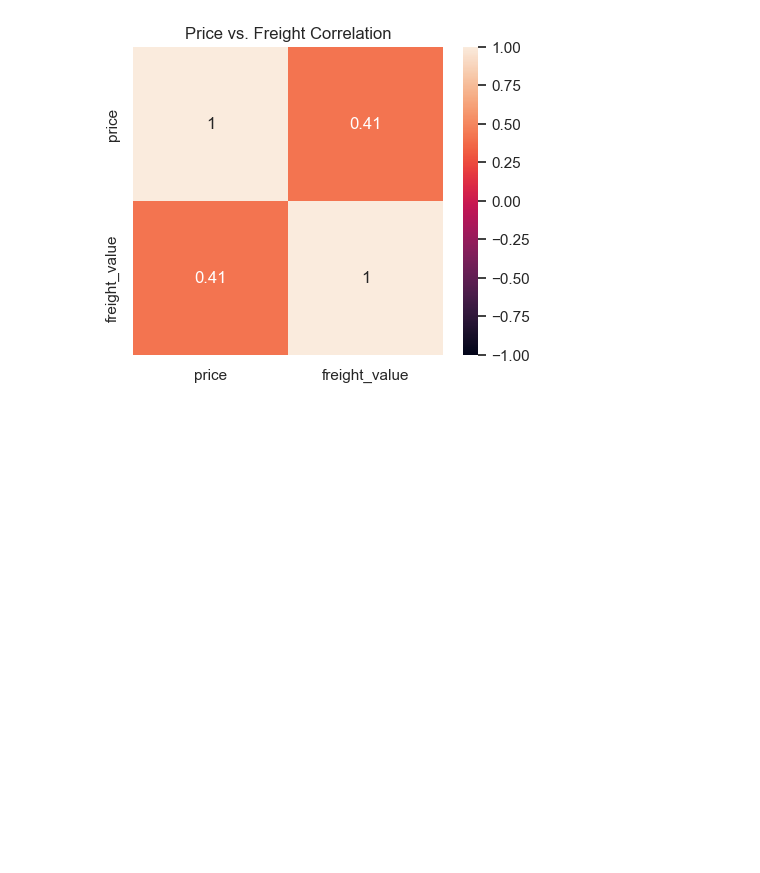
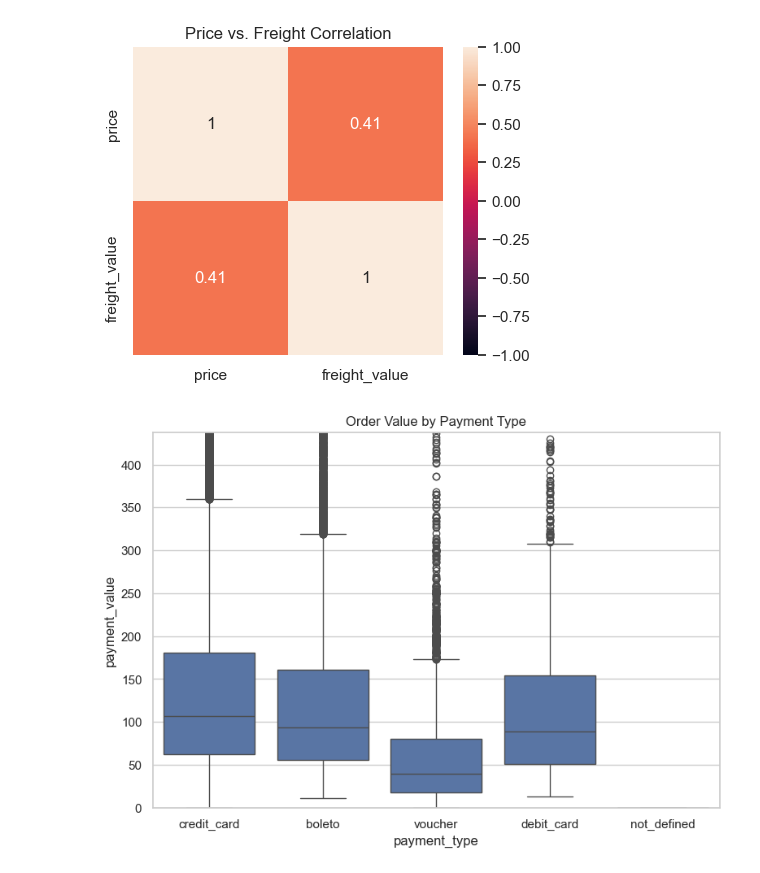
Before and after one commit to AliyarBhos/data-science-journey, a Jupyter notebook: 03_exploratory_data_analysis_and_visualization/olist_eda.ipynb, the cells around one changed output. Saved outputs shown, nothing was run; the diff lists cells and outputs as text; code cells hidden in the pictures; blank space fills up the shorter version.

```diff
--- a/03_exploratory_data_analysis_and_visualization/olist_eda.ipynb
+++ b/03_exploratory_data_analysis_and_visualization/olist_eda.ipynb
@@ -238,0 +241,8 @@ plt.show()
+# %%
+fig, ax = plt.subplots(figsize=(9, 6))
+sns.boxplot(data=payments, x='payment_type', y='payment_value', ax=ax)
+ax.set_ylim(0, payments['payment_value'].quantile(0.95))
+ax.set_title('Order Value by Payment Type')
+plt.show()
+# %% [output]
+[figure, added]
```
Also changed, not shown: parts of 1 cell of this notebook.
